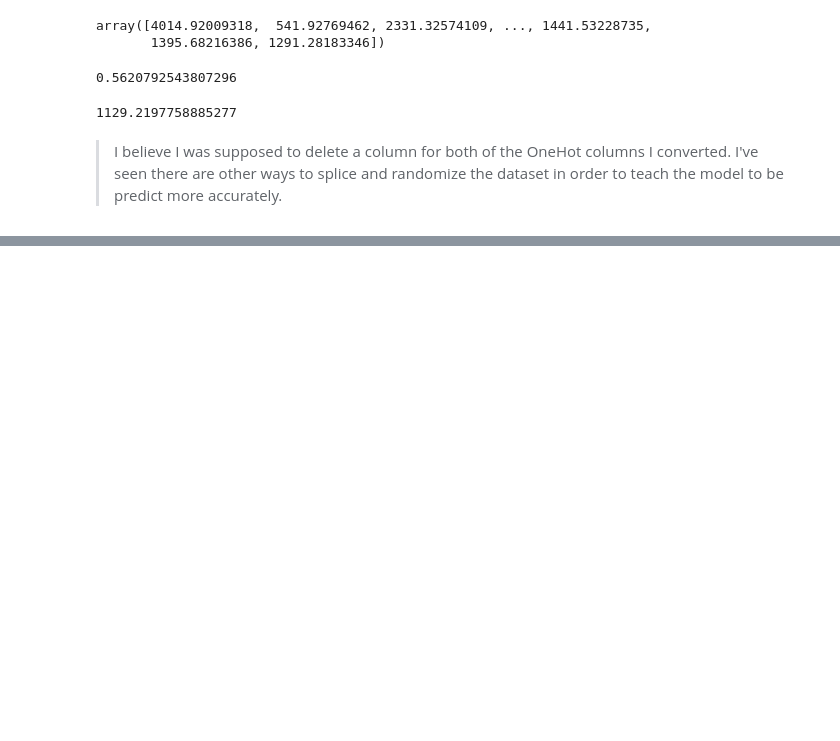
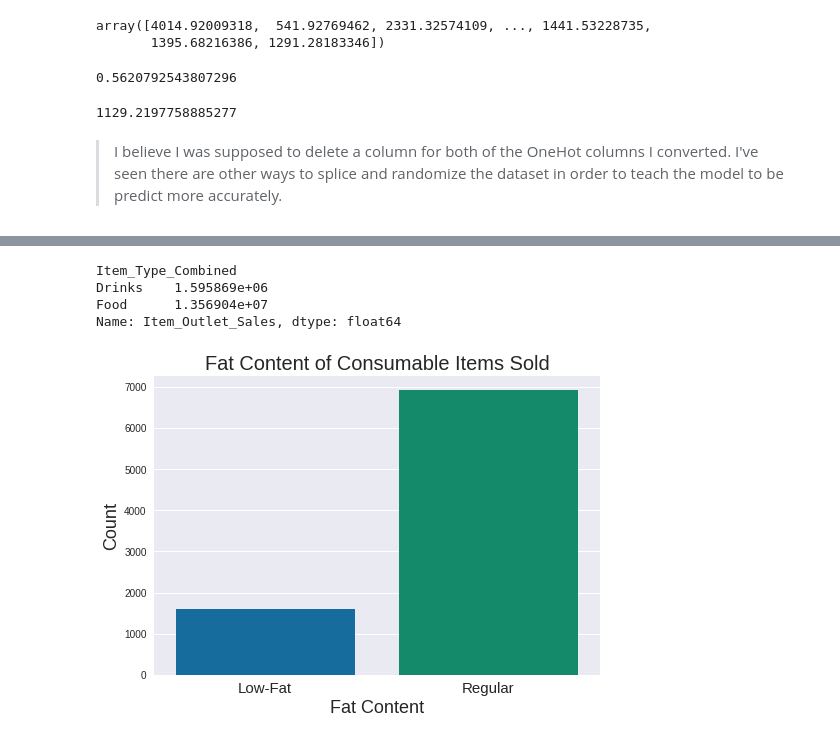
Before and after one commit to janaeam/food-sales-predictions, a Jupyter notebook: Data_Cleaning.ipynb, the cells around one changed output, grey strips where cells are left out. Drawn from its saved outputs; the diff is of its cells as text; code cells hidden in the pictures; blank space fills up the shorter version.

```diff
--- a/Data_Cleaning.ipynb
+++ b/Data_Cleaning.ipynb
@@ -1666,0 +1794,16 @@ np.sqrt(mean_squared_error(y7, pred7))
+# %%
+conSales = df[consumables].groupby(['Item_Type_Combined'])['Item_Outlet_Sales'].sum()
+conSales
+# %% [output]
+Item_Type_Combined
+Drinks    1.595869e+06
+Food      1.356904e+07
+Name: Item_Outlet_Sales, dtype: float64
+# %%
+sns.countplot(consumables);
+plt.xticks([0,1], ['Low-Fat', 'Regular'], fontsize=15);
+plt.title('Fat Content of Consumable Items Sold', fontsize=20)
+plt.ylabel('Count', fontsize=18)
+plt.xlabel('Fat Content', fontsize=18);
+# %% [output]
+[figure, added]
```
Also changed, not shown: parts of 41 cells of this notebook.
